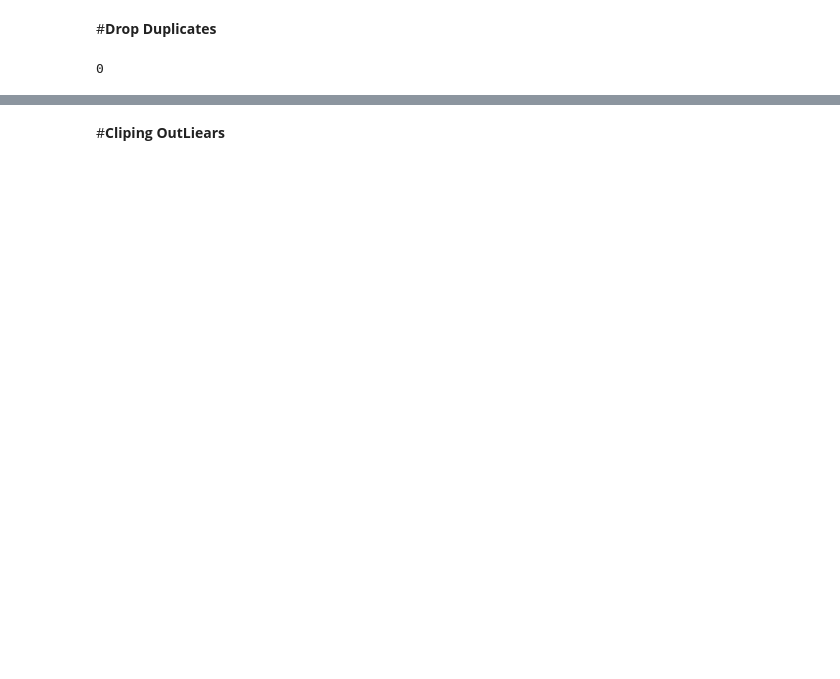
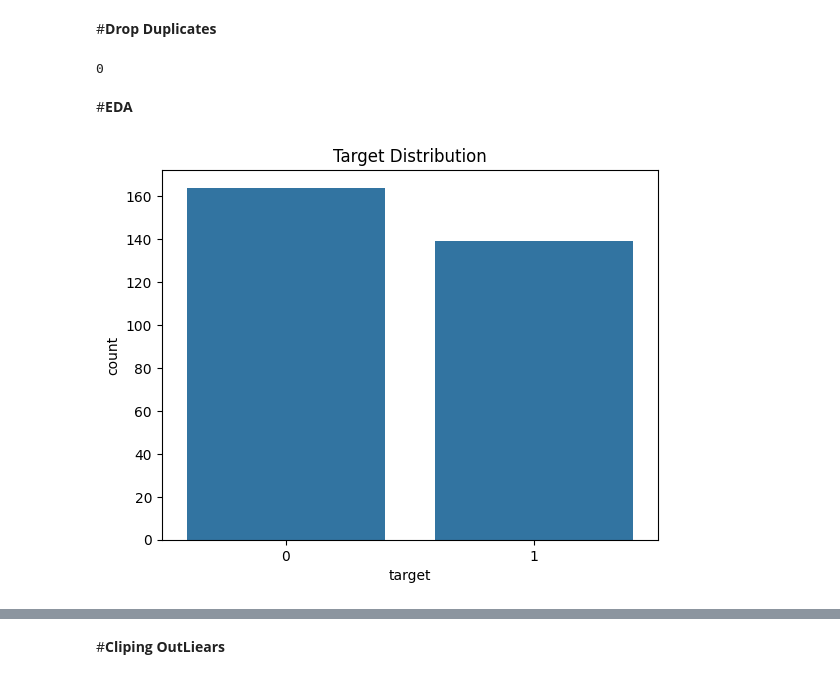
Before and after one commit to abdelhalimyasser/Heart_Disease_Project, a Jupyter notebook: notebooks/01_data_preprocessing.ipynb, the cells around one changed output, grey strips where cells are left out. Cells and saved outputs as stored; diff of their text form; code cells hidden in the pictures; blank space fills up the shorter version.

```diff
--- a/notebooks/01_data_preprocessing.ipynb
+++ b/notebooks/01_data_preprocessing.ipynb
@@ -232,3 +280,6 @@ df.head(10)
+# %%
+df['thal'] = df['thal'].fillna(df['thal'].mode()[0])
+df['ca'] = df['ca'].fillna(df['ca'].mode()[0])
 # %% [markdown]
 #**Drop Duplicates**
 # %%
@@ -236,3 +287,11 @@ print(df.duplicated().sum())
 df = df.drop_duplicates()
 # %% [output]
 0
+# %% [markdown]
+#**EDA**
+# %%
+sns.countplot(x='target', data=df)
+plt.title("Target Distribution")
+plt.show()
+# %% [output]
+[figure, added]
```
Also changed, not shown: parts of 14 cells of this notebook, 5 other files.
